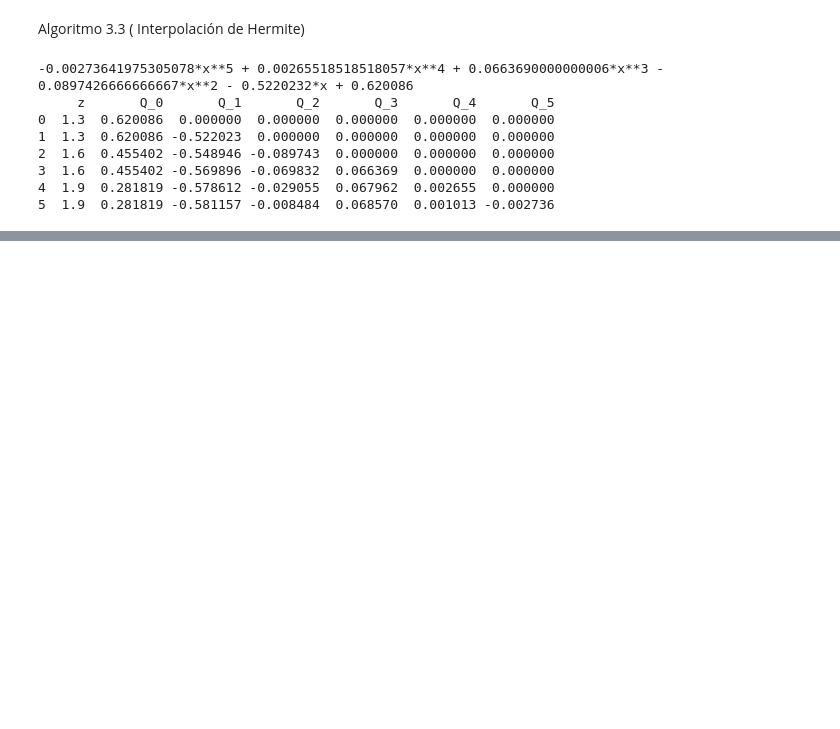
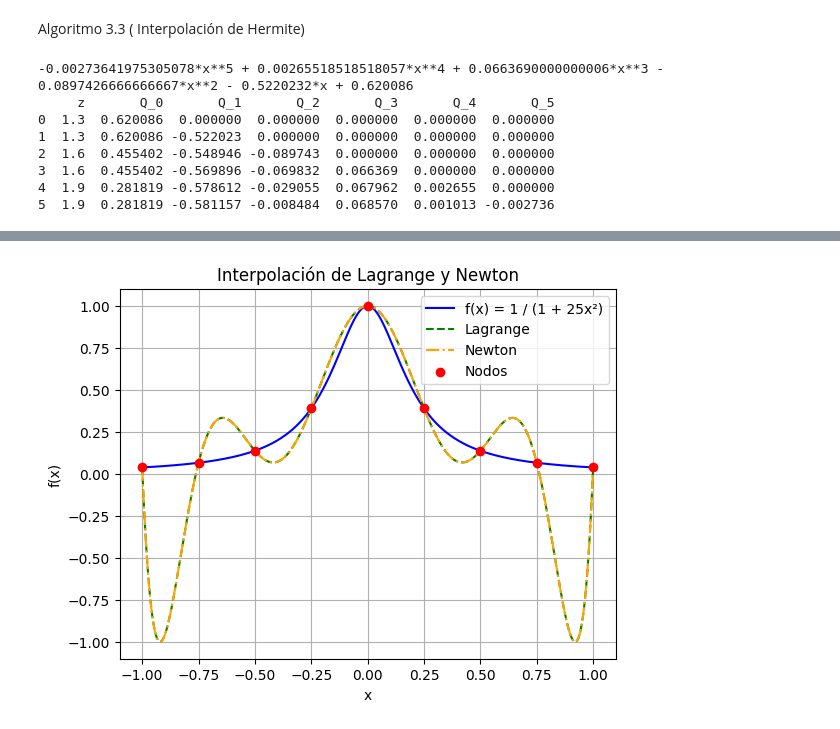
Before and after one commit to jlopez00001/M-todos-num-ricos, a Jupyter notebook: Métodos_numéricos_2parcial.ipynb, the cells around one changed output, grey strips where cells are left out. Saved outputs shown, nothing was run; the diff lists cells and outputs as text; code cells hidden in the pictures; blank space fills up the shorter version.

```diff
--- a/Métodos_numéricos_2parcial.ipynb
+++ b/Métodos_numéricos_2parcial.ipynb
@@ -179,0 +182,92 @@ print(tabla.round(6))
+# %%
+import sympy as sp
+import matplotlib.pyplot as plt
+import numpy as np
+
+# 1. Definir la variable simbólica
+x = sp.Symbol('x')
+
+# 2. Definir la función simbólica
+f = (1 + 25 * x**2)**-1
+print("Función original:")
+print(f)
+
+# 3. Convertir la función simbólica en función numérica
+f_num = sp.lambdify(x, f, modules=['numpy'])
+
+# 4. Crear nodos y valores
+nodos_x = np.linspace(-1, 1, 9)
+nodos_y = f_num(nodos_x)
+
+# =====================
+# 5. Interpolación de Lagrange
+# =====================
+lagrange_poly = 0
+n = len(nodos_x)
+
+for i in range(n):
+    xi, yi = nodos_x[i], nodos_y[i]
+    Li = 1
+    for j in range(n):
+        if j != i:
+            Li *= (x - nodos_x[j]) / (xi - nodos_x[j])
+    lagrange_poly += yi * Li
+
+lagrange_poly = sp.simplify(sp.expand(lagrange_poly))
+print("\nPolinomio de Lagrange:")
+sp.pprint(lagrange_poly)
+
+# =====================
+# 6. Interpolación de Newton (diferencias divididas)
+# =====================
+
+def diferencias_divididas(x_vals, y_vals):
+    n = len(x_vals)
+    coef = list(y_vals.copy())
+    for j in range(1, n):
+        for i in range(n - 1, j - 1, -1):
+            coef[i] = (coef[i] - coef[i - 1]) / (x_vals[i] - x_vals[i - j])
+    return coef
+
+# Obtener coeficientes
+coeficientes = diferencias_divididas(nodos_x, nodos_y)
+
+# Construir el polinomio de Newton
+newton_poly = 0
+for i in range(n):
+    term = coeficientes[i]
+    for j in range(i):
+        term *= (x - nodos_x[j])
+    newton_poly += term
+
+newton_poly = sp.simplify(sp.expand(newton_poly))
+print("\nPolinomio de Newton (diferencias divididas):")
+sp.pprint(newton_poly)
+
+# =====================
+# 7. Funciones numéricas y evaluación
+# =====================
+x_vals = np.linspace(-1, 1, 400)
+y_vals = f_num(x_vals)
+
+lagrange_num = sp.lambdify(x, lagrange_poly, modules=['numpy'])
+newton_num = sp.lambdify(x, newton_poly, modules=['numpy'])
+
+y_lagrange = lagrange_num(x_vals)
+y_newton = newton_num(x_vals)
+
+# =====================
+# 8. Graficar todo
+# =====================
+plt.plot(x_vals, y_vals, label='f(x) = 1 / (1 + 25x²)', color='blue')
+plt.plot(x_vals, y_lagrange, label='Lagrange', color='green', linestyle='--')
+plt.plot(x_vals, y_newton, label='Newton', color='orange', linestyle='-.')
+plt.scatter(nodos_x, nodos_y, color='red', label='Nodos', zorder=5)
+
+plt.xlabel('x')
+plt.ylabel('f(x)')
+plt.title('Interpolación de Lagrange y Newton')
+plt.grid(True)
+plt.legend()
+plt.show()
+# %% [output]
@@ -179,0 +293 @@ print(tabla.round(6))
+[figure, added]
```
Also changed, not shown: parts of 2 cells of this notebook.
